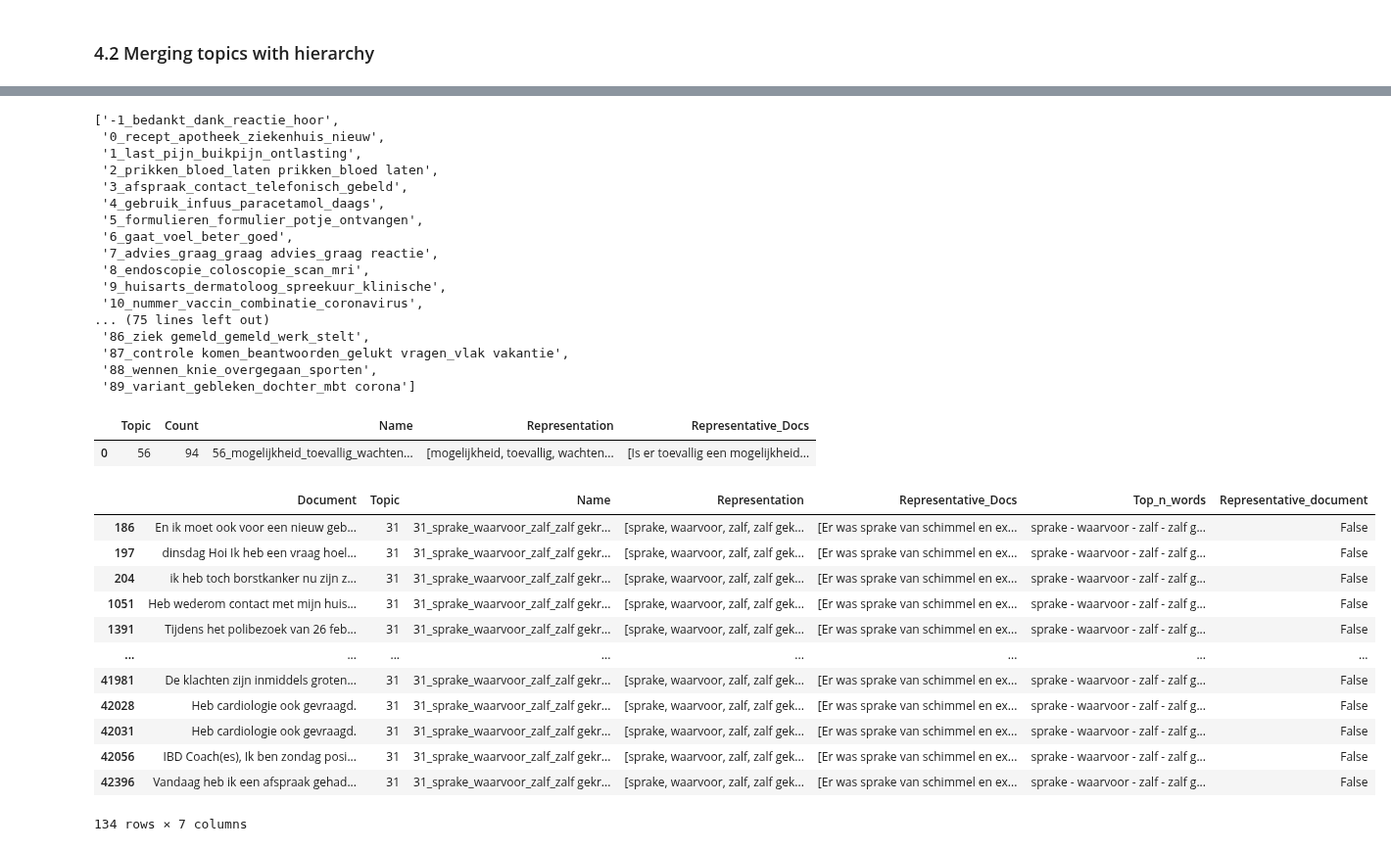
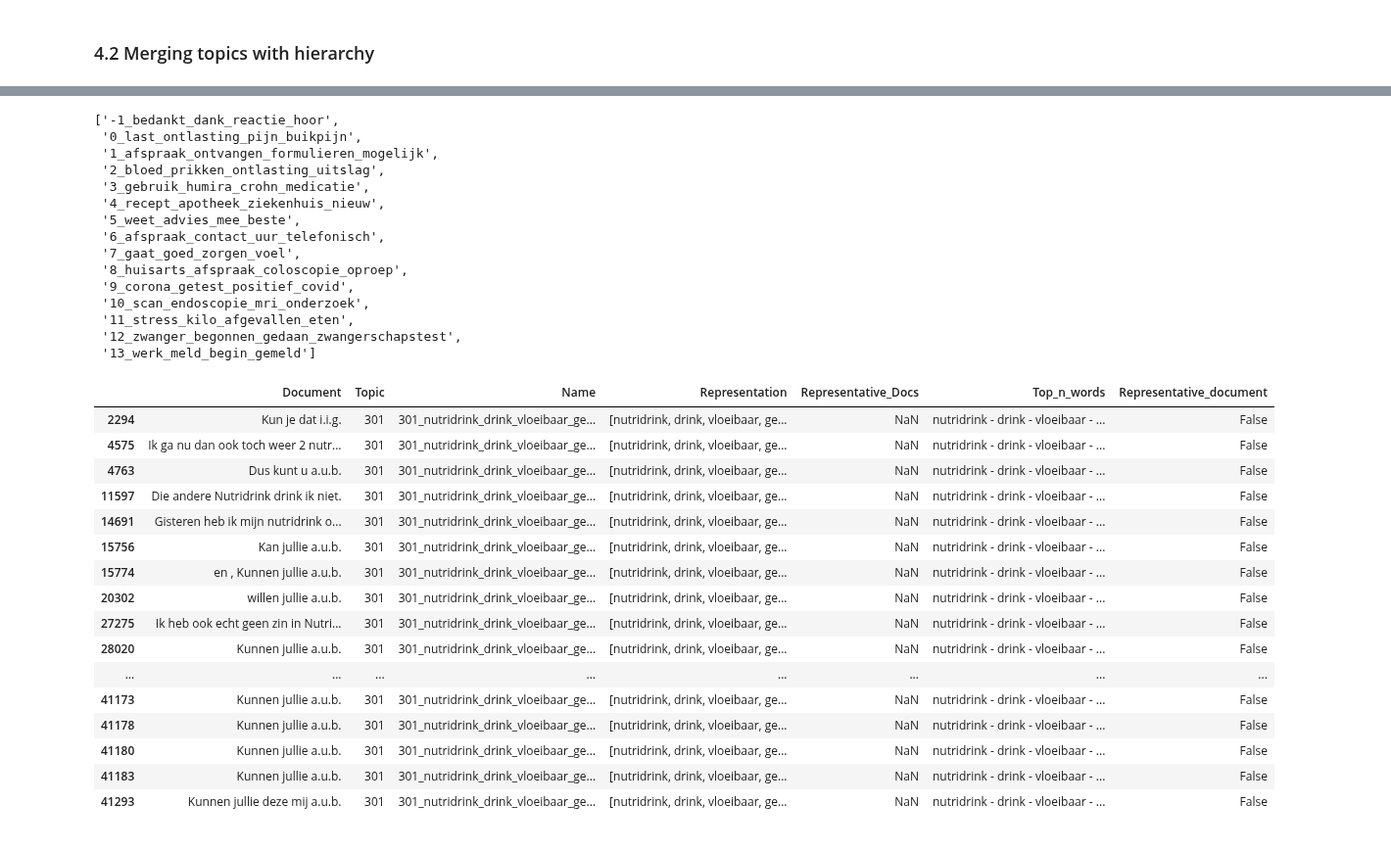
Before and after one commit to MaastrichtU-CDS/MyIBDcoachNLP, a Jupyter notebook: notebooks/analysis_of_sentences/bertje_sentence_analysis_15char_nl.ipynb, the cells around one changed output, grey strips where cells are left out. Shown at 98% size. Saved outputs shown, nothing was run; the diff lists cells and outputs as text; code cells hidden in the pictures.

```diff
--- a/notebooks/analysis_of_sentences/bertje_sentence_analysis_15char_nl.ipynb
+++ b/notebooks/analysis_of_sentences/bertje_sentence_analysis_15char_nl.ipynb
@@ -183,3 +194,7 @@ topic_model.get_topic_info()
 | 338 | 337 | 49 | 337_calpro_test_gedaan_gluten | [calpro, test, gedaan, gluten, ca... | NaN |
 | 339 | 338 | 72 | 338_hoor_graag_jullie_hoe | [hoor, graag, jullie, hoe, mogeli... | NaN |
 340 rows × 5 columns
+# %%
+vectorizer_model=CountVectorizer(stop_words=dutch_stopwords, min_df=2, ngram_range=(1, 1), token_pattern=r'\b[a-zA-Z]{3,}\b')
+topic_model.update_topics(sentences, vectorizer_model=vectorizer_model)
+topic_model.get_topic_info()
@@ -203,4 +213,2 @@ topic_model.update_topics(sentences, vectorizer_model=vectorizer_model)
 # %%
-topic_model.save("/workspace/mijnidbcoachnlp/data/result_data/saved_BERTje_model_updated_topics", serialization="pytorch", save_ctfidf=True, save_embedding_model=embedding_model)
+topic_model = BERTopic.load("/workspace/mijnidbcoachnlp/data/result_data/saved_BERTje_model_reduced_outliers", embedding_model=embedding_model)
-# %%
-topic_model = BERTopic.load("/workspace/mijnidbcoachnlp/data/result_data/saved_BERTje_model_updated_topics", embedding_model=embedding_model)
@@ -215,19 +239,17 @@ topic_info = topic_model.get_topic_info()
 topic_info["Name"].to_list()
 # %% [output]
 ['-1_bedankt_dank_reactie_hoor',
- '0_recept_apotheek_ziekenhuis_nieuw',
- '1_last_pijn_buikpijn_ontlasting',
- '2_prikken_bloed_laten prikken_bloed laten',
- '3_afspraak_contact_telefonisch_gebeld',
- '4_gebruik_infuus_paracetamol_daags',
- '5_formulieren_formulier_potje_ontvangen',
- '6_gaat_voel_beter_goed',
- '7_advies_graag_graag advies_graag reactie',
- '8_endoscopie_coloscopie_scan_mri',
- '9_huisarts_dermatoloog_spreekuur_klinische',
- '10_nummer_vaccin_combinatie_coronavirus',
-... (75 lines left out)
- '86_ziek gemeld_gemeld_werk_stelt',
- '87_controle komen_beantwoorden_gelukt vragen_vlak vakantie',
- '88_wennen_knie_overgegaan_sporten',
- '89_variant_gebleken_dochter_mbt corona']
+ '0_last_ontlasting_pijn_buikpijn',
+ '1_afspraak_ontvangen_formulieren_mogelijk',
+ '2_bloed_prikken_ontlasting_uitslag',
+ '3_gebruik_humira_crohn_medicatie',
+ '4_recept_apotheek_ziekenhuis_nieuw',
+ '5_weet_advies_mee_beste',
+ '6_afspraak_contact_uur_telefonisch',
+ '7_gaat_goed_zorgen_voel',
+ '8_huisarts_afspraak_coloscopie_oproep',
+ '9_corona_getest_positief_covid',
+ '10_scan_endoscopie_mri_onderzoek',
+ '11_stress_kilo_afgevallen_eten',
+ '12_zwanger_begonnen_gedaan_zwangerschapstest',
+ '13_werk_meld_begin_gemeld']
@@ -254,6 +255,0 @@ topic_model.merge_topics(sentences, topics_to_merge)
-# %%
-pd.set_option("max_colwidth", 600)
-topic_model.get_topic_info(56)
-# %% [output]
-|  | Topic | Count | Name | Representation | Representative_Docs |
-| 0 | 56 | 94 | 56_mogelijkheid_toevallig_wachten... | [mogelijkheid, toevallig, wachten... | [Is er toevallig een mogelijkheid... |
@@ -260,17 +283,21 @@ topic_model.get_topic_info(56)
 # %%
-doc_info_new = topic_model.get_document_info(sentences)
-doc_info_new[doc_info_new["Topic"] == 31]
+doc_info = topic_model.get_document_info(sentences)
+doc_info[doc_info["Topic"] == 301]
 # %% [output]
 |  | Document | Topic | Name | Representation | Representative_Docs | Top_n_words | Representative_document |
-| 186 | En ik moet ook voor een nieuw geb... | 31 | 31_sprake_waarvoor_zalf_zalf gekr... | [sprake, waarvoor, zalf, zalf gek... | [Er was sprake van schimmel en ex... | sprake - waarvoor - zalf - zalf g... | False |
-| 197 | dinsdag Hoi Ik heb een vraag hoel... | 31 | 31_sprake_waarvoor_zalf_zalf gekr... | [sprake, waarvoor, zalf, zalf gek... | [Er was sprake van schimmel en ex... | sprake - waarvoor - zalf - zalf g... | False |
-| 204 | ik heb toch borstkanker nu zijn z... | 31 | 31_sprake_waarvoor_zalf_zalf gekr... | [sprake, waarvoor, zalf, zalf gek... | [Er was sprake van schimmel en ex... | sprake - waarvoor - zalf - zalf g... | False |
-| 1051 | Heb wederom contact met mijn huis... | 31 | 31_sprake_waarvoor_zalf_zalf gekr... | [sprake, waarvoor, zalf, zalf gek... | [Er was sprake van schimmel en ex... | sprake - waarvoor - zalf - zalf g... | False |
-| 1391 | Tijdens het polibezoek van 26 feb... | 31 | 31_sprake_waarvoor_zalf_zalf gekr... | [sprake, waarvoor, zalf, zalf gek... | [Er was sprake van schimmel en ex... | sprake - waarvoor - zalf - zalf g... | False |
+| 2294 | Kun je dat i.i.g. | 301 | 301_nutridrink_drink_vloeibaar_ge... | [nutridrink, drink, vloeibaar, ge... | NaN | nutridrink - drink - vloeibaar - ... | False |
+| 4575 | Ik ga nu dan ook toch weer 2 nutr... | 301 | 301_nutridrink_drink_vloeibaar_ge... | [nutridrink, drink, vloeibaar, ge... | NaN | nutridrink - drink - vloeibaar - ... | False |
+| 4763 | Dus kunt u a.u.b. | 301 | 301_nutridrink_drink_vloeibaar_ge... | [nutridrink, drink, vloeibaar, ge... | NaN | nutridrink - drink - vloeibaar - ... | False |
+| 11597 | Die andere Nutridrink drink ik niet. | 301 | 301_nutridrink_drink_vloeibaar_ge... | [nutridrink, drink, vloeibaar, ge... | NaN | nutridrink - drink - vloeibaar - ... | False |
+| 14691 | Gisteren heb ik mijn nutridrink o... | 301 | 301_nutridrink_drink_vloeibaar_ge... | [nutridrink, drink, vloeibaar, ge... | NaN | nutridrink - drink - vloeibaar - ... | False |
+| 15756 | Kan jullie a.u.b. | 301 | 301_nutridrink_drink_vloeibaar_ge... | [nutridrink, drink, vloeibaar, ge... | NaN | nutridrink - drink - vloeibaar - ... | False |
+| 15774 | en , Kunnen jullie a.u.b. | 301 | 301_nutridrink_drink_vloeibaar_ge... | [nutridrink, drink, vloeibaar, ge... | NaN | nutridrink - drink - vloeibaar - ... | False |
+| 20302 | willen jullie a.u.b. | 301 | 301_nutridrink_drink_vloeibaar_ge... | [nutridrink, drink, vloeibaar, ge... | NaN | nutridrink - drink - vloeibaar - ... | False |
+| 27275 | Ik heb ook echt geen zin in Nutri... | 301 | 301_nutridrink_drink_vloeibaar_ge... | [nutridrink, drink, vloeibaar, ge... | NaN | nutridrink - drink - vloeibaar - ... | False |
+| 28020 | Kunnen jullie a.u.b. | 301 | 301_nutridrink_drink_vloeibaar_ge... | [nutridrink, drink, vloeibaar, ge... | NaN | nutridrink - drink - vloeibaar - ... | False |
 | ... | ... | ... | ... | ... | ... | ... | ... |
-| 41981 | De klachten zijn inmiddels groten... | 31 | 31_sprake_waarvoor_zalf_zalf gekr... | [sprake, waarvoor, zalf, zalf gek... | [Er was sprake van schimmel en ex... | sprake - waarvoor - zalf - zalf g... | False |
-| 42028 | Heb cardiologie ook gevraagd. | 31 | 31_sprake_waarvoor_zalf_zalf gekr... | [sprake, waarvoor, zalf, zalf gek... | [Er was sprake van schimmel en ex... | sprake - waarvoor - zalf - zalf g... | False |
-| 42031 | Heb cardiologie ook gevraagd. | 31 | 31_sprake_waarvoor_zalf_zalf gekr... | [sprake, waarvoor, zalf, zalf gek... | [Er was sprake van schimmel en ex... | sprake - waarvoor - zalf - zalf g... | False |
-| 42056 | IBD Coach(es), Ik ben zondag posi... | 31 | 31_sprake_waarvoor_zalf_zalf gekr... | [sprake, waarvoor, zalf, zalf gek... | [Er was sprake van schimmel en ex... | sprake - waarvoor - zalf - zalf g... | False |
-| 42396 | Vandaag heb ik een afspraak gehad... | 31 | 31_sprake_waarvoor_zalf_zalf gekr... | [sprake, waarvoor, zalf, zalf gek... | [Er was sprake van schimmel en ex... | sprake - waarvoor - zalf - zalf g... | False |
+| 41173 | Kunnen jullie a.u.b. | 301 | 301_nutridrink_drink_vloeibaar_ge... | [nutridrink, drink, vloeibaar, ge... | NaN | nutridrink - drink - vloeibaar - ... | False |
+| 41178 | Kunnen jullie a.u.b. | 301 | 301_nutridrink_drink_vloeibaar_ge... | [nutridrink, drink, vloeibaar, ge... | NaN | nutridrink - drink - vloeibaar - ... | False |
+| 41180 | Kunnen jullie a.u.b. | 301 | 301_nutridrink_drink_vloeibaar_ge... | [nutridrink, drink, vloeibaar, ge... | NaN | nutridrink - drink - vloeibaar - ... | False |
+| 41183 | Kunnen jullie a.u.b. | 301 | 301_nutridrink_drink_vloeibaar_ge... | [nutridrink, drink, vloeibaar, ge... | NaN | nutridrink - drink - vloeibaar - ... | False |
+| 41293 | Kunnen jullie deze mij a.u.b. | 301 | 301_nutridrink_drink_vloeibaar_ge... | [nutridrink, drink, vloeibaar, ge... | NaN | nutridrink - drink - vloeibaar - ... | False |
-134 rows × 7 columns
```
Also changed, not shown: parts of 21 cells of this notebook, 7 other files.
